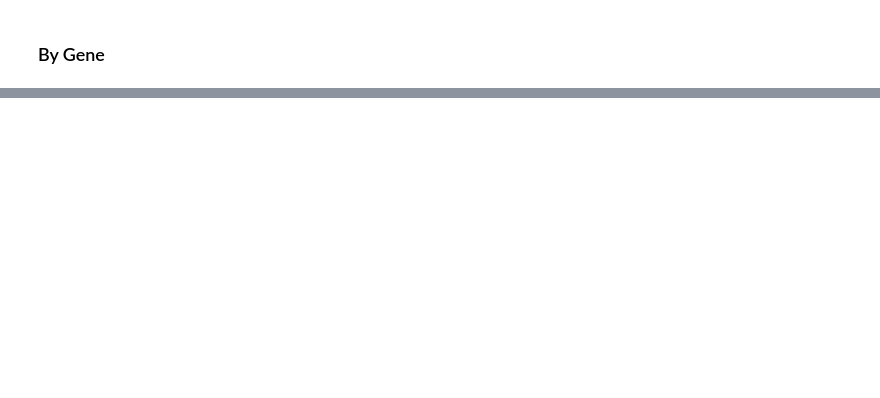
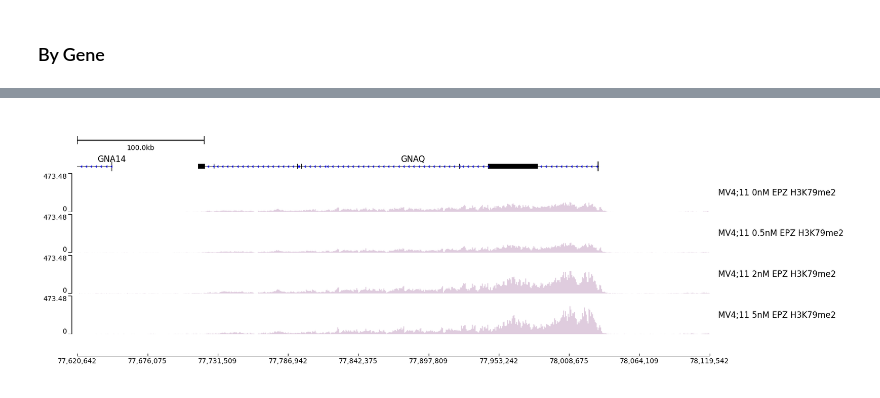
Before and after one commit to alsmith151/plotnado, a Jupyter notebook: docs/basic_example.ipynb, the cells around one changed output, grey strips where cells are left out. Saved outputs shown, nothing was run; the diff lists cells and outputs as text; code cells hidden in the pictures; blank space fills up the shorter version.

```diff
--- a/docs/basic_example.ipynb
+++ b/docs/basic_example.ipynb
@@ -83,0 +188,4 @@ figure.plot_gene('GNAQ', genome='hg38') # Plot the gene
+# %%
+new_figure = pn.Figure.from_toml('H3K79me2.toml')
+new_figure.plot(region_to_plot)
+# %% [output]
@@ -83,0 +194 @@ figure.plot_gene('GNAQ', genome='hg38') # Plot the gene
+[figure, added]
```
Also changed, not shown: parts of 19 cells of this notebook.
